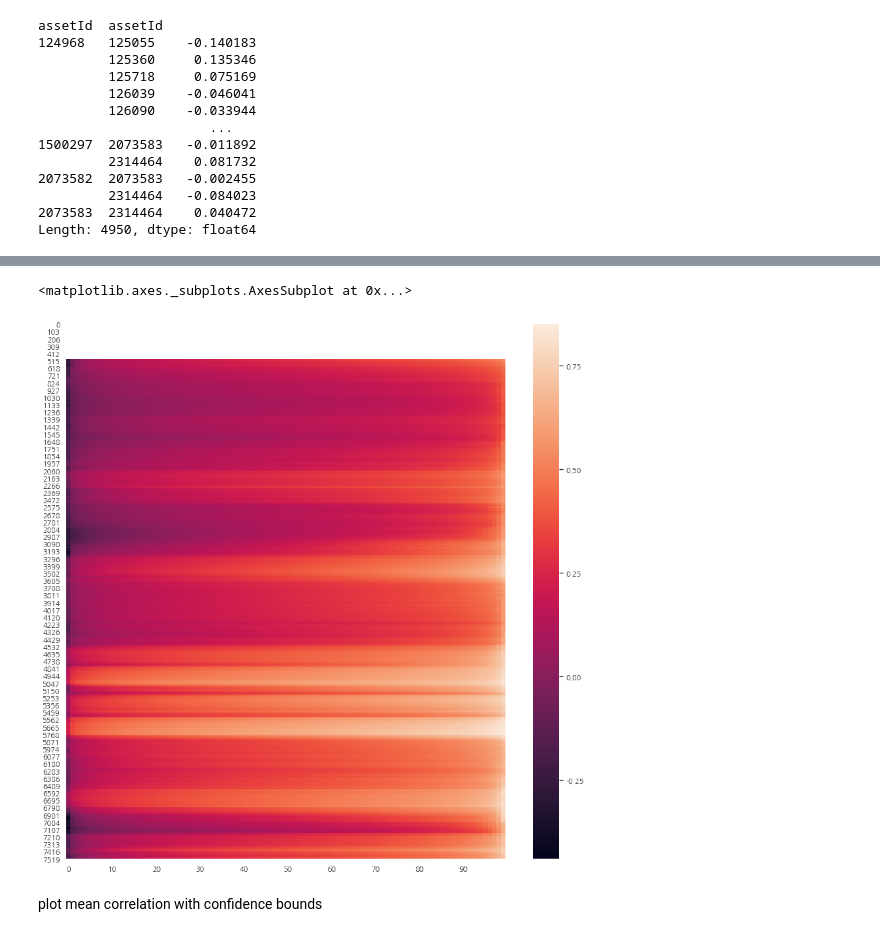
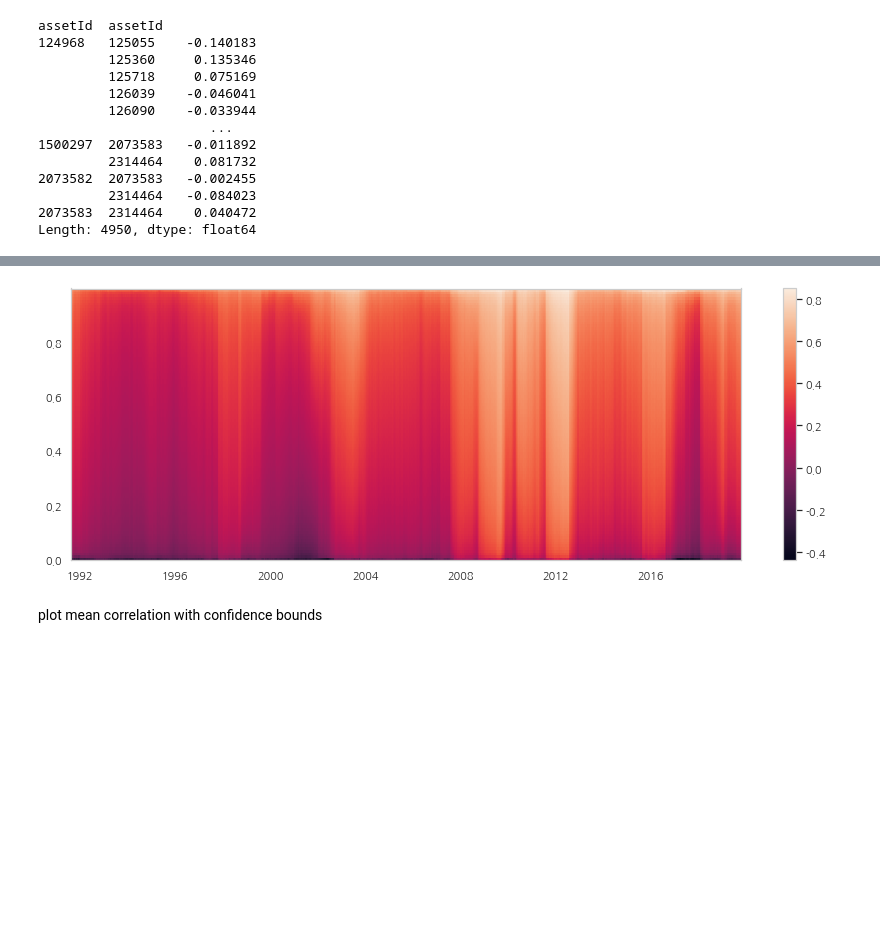
Before and after one commit to dnokes/DATA_698, a Jupyter notebook: notebooks/prototyping/DATA_698_Test_MSTs_Docker_Test.ipynb, the cells around one changed output, grey strips where cells are left out. Drawn from its saved outputs; the diff is of its cells as text; code cells hidden in the pictures; blank space fills up the shorter version.

Commit message:
add correlation percentile plot

```diff
--- a/notebooks/prototyping/DATA_698_Test_MSTs_Docker_Test.ipynb
+++ b/notebooks/prototyping/DATA_698_Test_MSTs_Docker_Test.ipynb
@@ -515,9 +551,13 @@ percentileCorrelationDf.loc[dateTime].plot()
+# %%
+
+figureSize=(15,5)
+plt.figure(figsize=figureSize)
+heatmap(percentileCorrelationDf.dropna())
+# %% [output]
+[figure, added]
 # %%
 # ,xticklabels=dateTimes,yticklabels=np.arange(0,1,0.01),figsize=(20, 20)
-f, ax = plt.subplots(figsize=(15, 15))
-sns.heatmap(percentileCorrelation,xticklabels=500,xticklabels=10,ax=ax)
+#f, ax = plt.subplots(figsize=(15, 15))
+#sns.heatmap(percentileCorrelation,yticklabels=500,xticklabels=10,ax=ax,annot=False)
-# %% [output]
-<matplotlib.axes._subplots.AxesSubplot at 0x...>
-[figure, removed]
 # %% [markdown]
 plot mean correlation with confidence bounds
```
Also changed, not shown: parts of 9 cells of this notebook.
